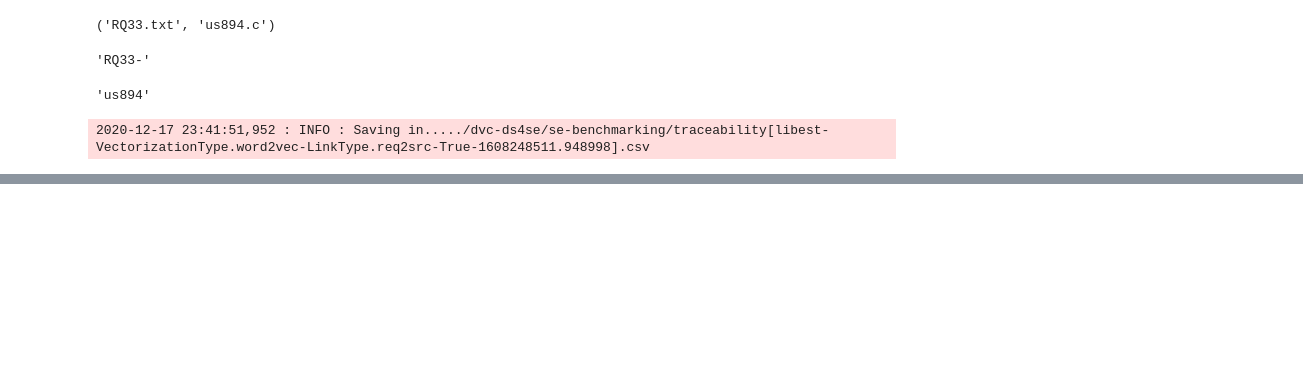
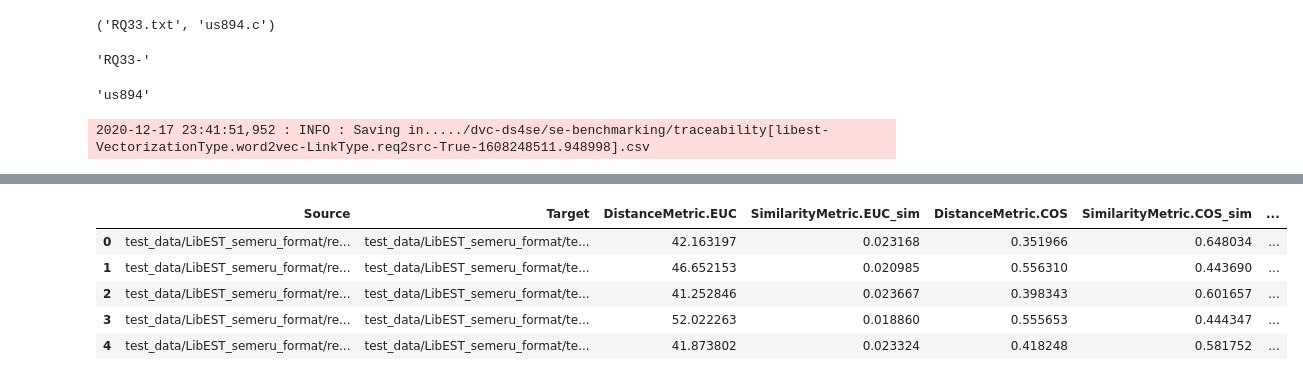
Before and after one commit to WM-SEMERU/ds4se, a Jupyter notebook: nbs/4.0_mining.ir.ipynb, the cells around one changed output, grey strips where cells are left out. Saved outputs shown, nothing was run; the diff lists cells and outputs as text; code cells hidden in the pictures; blank space fills up the shorter version.

```diff
--- a/nbs/4.0_mining.ir.ipynb
+++ b/nbs/4.0_mining.ir.ipynb
@@ -1192,0 +1454,5 @@ df_glinks[df_glinks["Linked?"] == 0]
+# %%
+#Loading Non-GroundTruth Links (change the timestamp with the assigned in the previous step)
+df_glinks_doc2vec = LoadLinks(timestamp=1608255593.69948, params=doc2vec_params, grtruth = True)
+df_glinks_doc2vec.head()
+# %% [output]
@@ -1192,0 +1460,6 @@ df_glinks[df_glinks["Linked?"] == 0]
+|  | Source | Target | DistanceMetric.EUC | SimilarityMetric.EUC_sim | DistanceMetric.COS | SimilarityMetric.COS_sim | ... |
+| 0 | test_data/LibEST_semeru_format/re... | test_data/LibEST_semeru_format/te... | 42.163197 | 0.023168 | 0.351966 | 0.648034 | ... |
+| 1 | test_data/LibEST_semeru_format/re... | test_data/LibEST_semeru_format/te... | 46.652153 | 0.020985 | 0.556310 | 0.443690 | ... |
+| 2 | test_data/LibEST_semeru_format/re... | test_data/LibEST_semeru_format/te... | 41.252846 | 0.023667 | 0.398343 | 0.601657 | ... |
+| 3 | test_data/LibEST_semeru_format/re... | test_data/LibEST_semeru_format/te... | 52.022263 | 0.018860 | 0.555653 | 0.444347 | ... |
+| 4 | test_data/LibEST_semeru_format/re... | test_data/LibEST_semeru_format/te... | 41.873802 | 0.023324 | 0.418248 | 0.581752 | ... |
```
Also changed, not shown: parts of 29 cells of this notebook, 3 other files.
